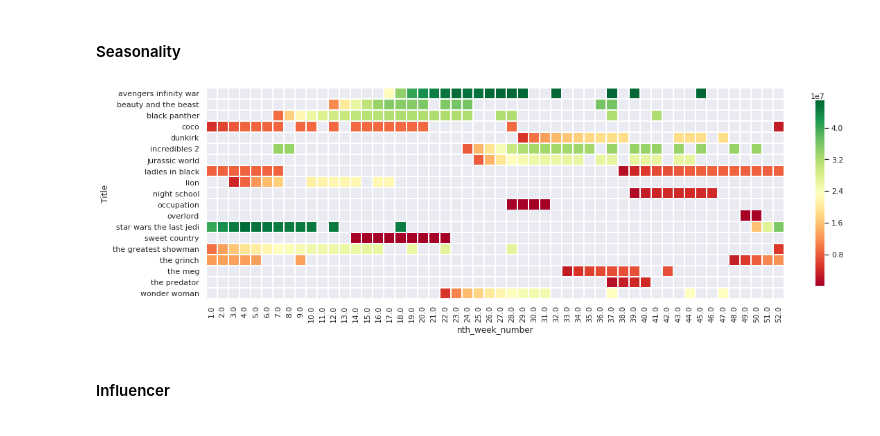
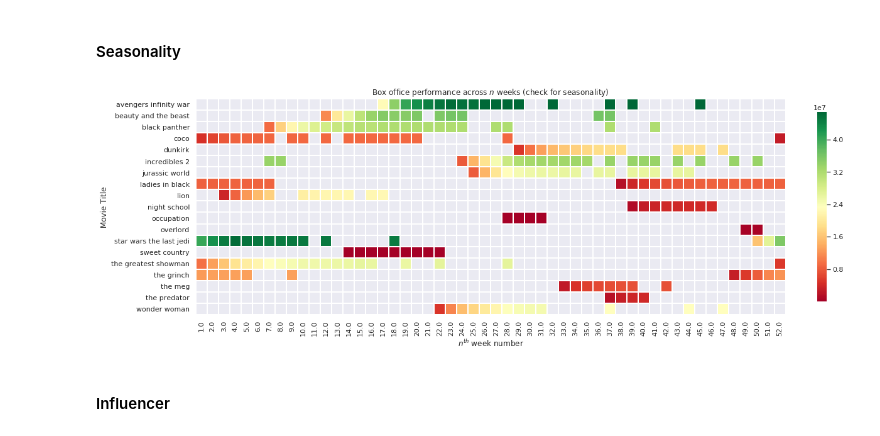
Before and after one commit to tharangni/syn-the-sis-io, a Jupyter notebook: 2_analysis_results.ipynb, the cells around one changed output. Saved outputs shown, nothing was run; the diff lists cells and outputs as text; code cells hidden in the pictures.

```diff
--- a/2_analysis_results.ipynb
+++ b/2_analysis_results.ipynb
@@ -60,9 +52,9 @@ df_title['end_date'] = pd.to_datetime(df_title['end_date'])
 # %% [markdown]
 --------
-# %%
-plt.rcParams['figure.figsize'] = [16, 10]
-sns.set(color_codes=True)
 # %% [markdown]
 # Analysis through feature engineering and visualization
+# %%
+plt.rcParams['figure.figsize'] = [18, 10]
+sns.set(color_codes=True)
 # %% [markdown]
 ## Cumulative movie sales in the box office:
@@ -428,13 +448,16 @@ for idx in by_nth_week.index:
 # %%
 nth_week_releases = sns.heatmap(
     by_nth_week,
     square=True,
     cbar_kws={'fraction' : 0.015},
     cmap='RdYlGn',
     linewidth=1
 )
+nth_week_releases.set_xlabel("$n^{th}$ week number")
+nth_week_releases.set_ylabel("Movie Title")
+nth_week_releases.set_title("Box office performance across $n$ weeks (check for seasonality)");
 # %% [output]
-[figure, old version]
+[figure, new version]
 # %% [markdown]
 #### Influencer
 # %%
```
Also changed, not shown: parts of 21 cells of this notebook, 1 other file.
